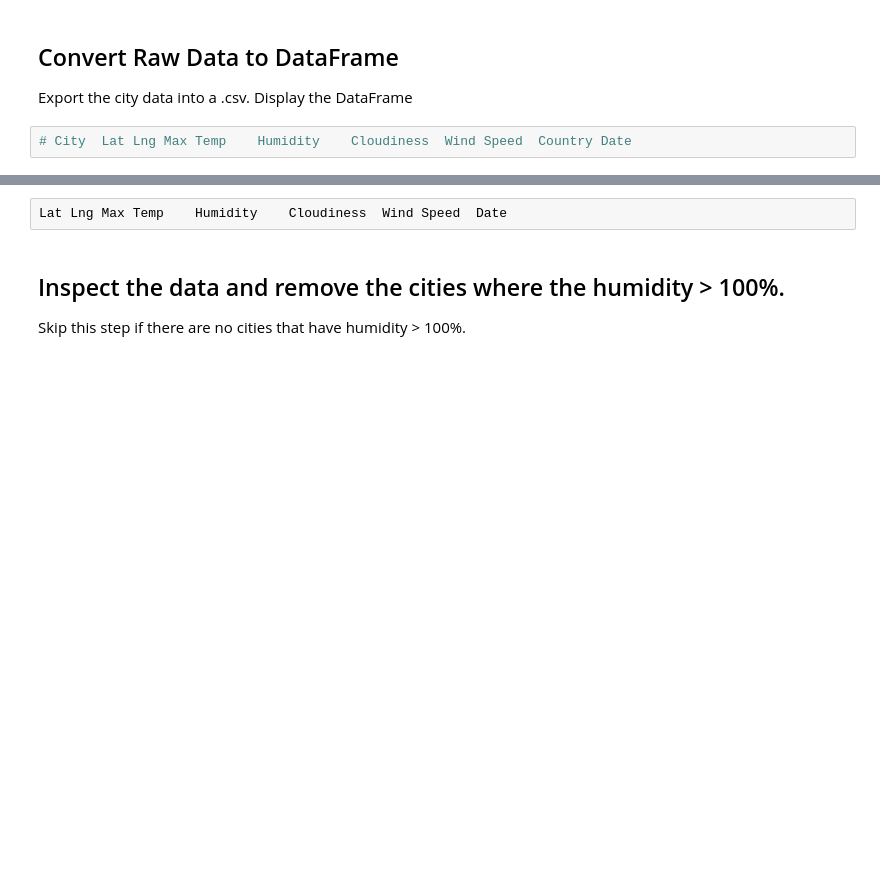
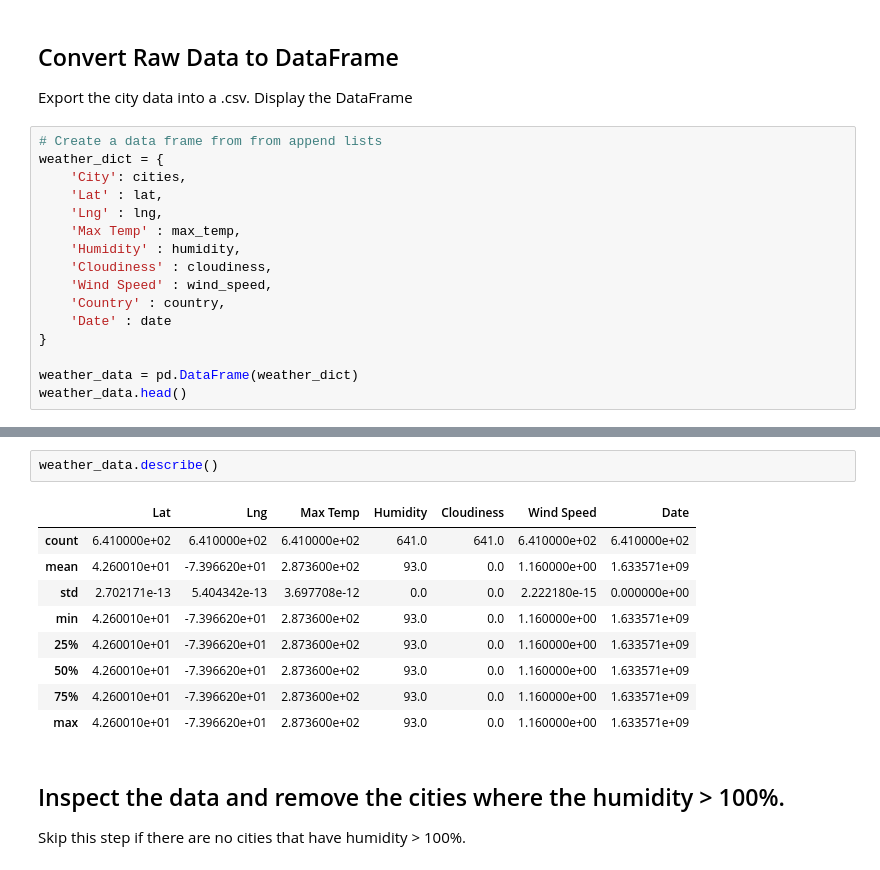
Before and after one commit to jhurley684/06-Python-APIs, a Jupyter notebook: starter_code/WeatherPy_Assignment.ipynb, the cells around one changed output, grey strips where cells are left out. Saved outputs shown, nothing was run; the diff lists cells and outputs as text; blank space fills up the shorter version.

Commit message:
Through data frame, stat summary

```diff
--- a/starter_code/WeatherPy_Assignment.ipynb
+++ b/starter_code/WeatherPy_Assignment.ipynb
@@ -119,4 +111,18 @@ temperature = weather_json["main"]["temp"]
 Export the city data into a .csv.
 Display the DataFrame
 # %%
-# City	Lat	Lng	Max Temp	Humidity	Cloudiness	Wind Speed	Country	Date
+# Create a data frame from from append lists
+weather_dict = {
+    'City': cities,
+    'Lat' : lat,
+    'Lng' : lng,
+    'Max Temp' : max_temp,
+    'Humidity' : humidity,
+    'Cloudiness' : cloudiness,
+    'Wind Speed' : wind_speed,
+    'Country' : country,
+    'Date' : date
+}
+
+weather_data = pd.DataFrame(weather_dict)
+weather_data.head()
@@ -123,5 +136,15 @@ Display the DataFrame
-# %%
-Lat	Lng	Max Temp	Humidity	Cloudiness	Wind Speed	Date
+# %%
+weather_data.describe()
+# %% [output]
+|  | Lat | Lng | Max Temp | Humidity | Cloudiness | Wind Speed | Date |
+| count | 6.410000e+02 | 6.410000e+02 | 6.410000e+02 | 641.0 | 641.0 | 6.410000e+02 | 6.410000e+02 |
+| mean | 4.260010e+01 | -7.396620e+01 | 2.873600e+02 | 93.0 | 0.0 | 1.160000e+00 | 1.633571e+09 |
+| std | 2.702171e-13 | 5.404342e-13 | 3.697708e-12 | 0.0 | 0.0 | 2.222180e-15 | 0.000000e+00 |
+| min | 4.260010e+01 | -7.396620e+01 | 2.873600e+02 | 93.0 | 0.0 | 1.160000e+00 | 1.633571e+09 |
+| 25% | 4.260010e+01 | -7.396620e+01 | 2.873600e+02 | 93.0 | 0.0 | 1.160000e+00 | 1.633571e+09 |
+| 50% | 4.260010e+01 | -7.396620e+01 | 2.873600e+02 | 93.0 | 0.0 | 1.160000e+00 | 1.633571e+09 |
+| 75% | 4.260010e+01 | -7.396620e+01 | 2.873600e+02 | 93.0 | 0.0 | 1.160000e+00 | 1.633571e+09 |
+| max | 4.260010e+01 | -7.396620e+01 | 2.873600e+02 | 93.0 | 0.0 | 1.160000e+00 | 1.633571e+09 |
 # %% [markdown]
 ## Inspect the data and remove the cities where the humidity > 100%.
 Skip this step if there are no cities that have humidity > 100%.
```
Also changed, not shown: parts of 6 cells of this notebook.
